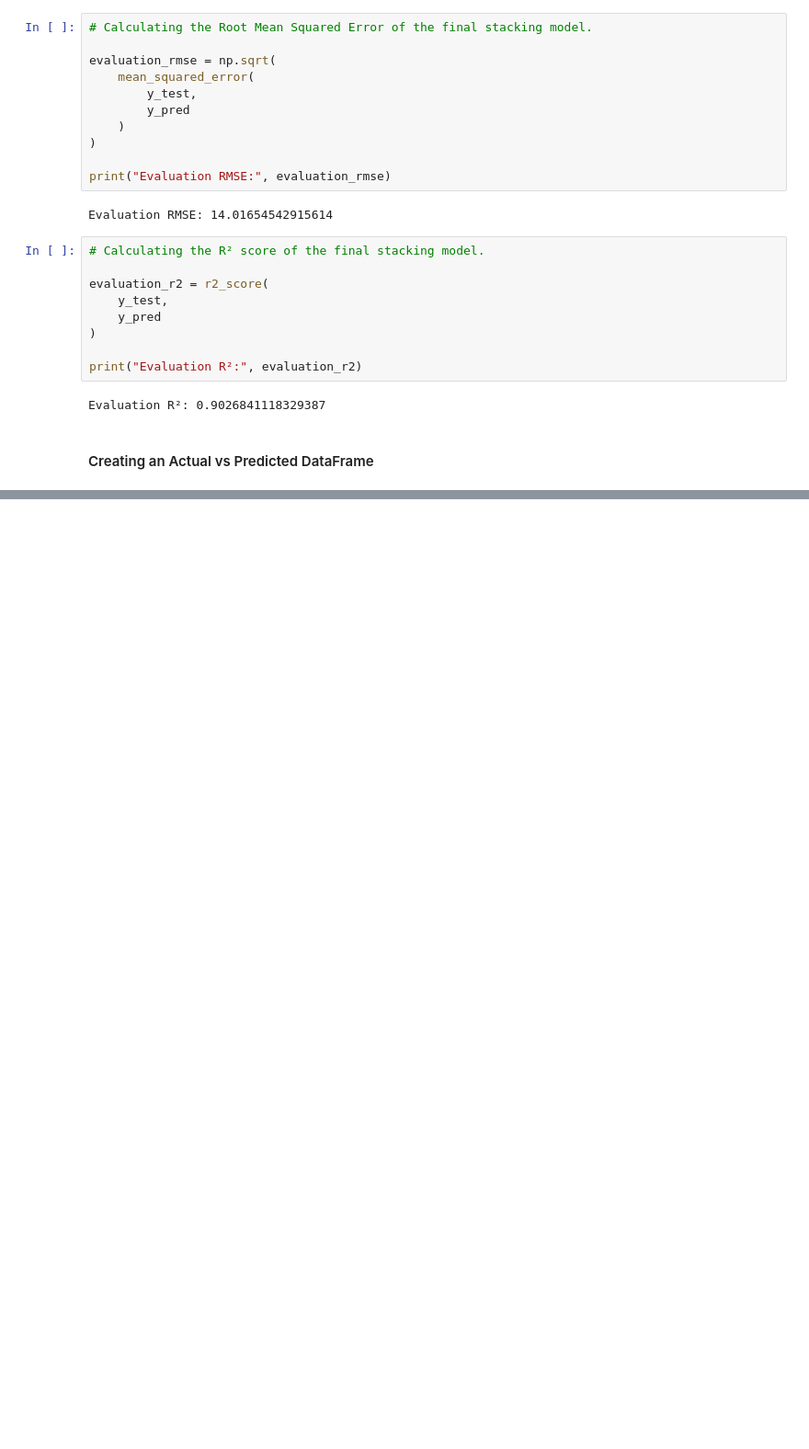
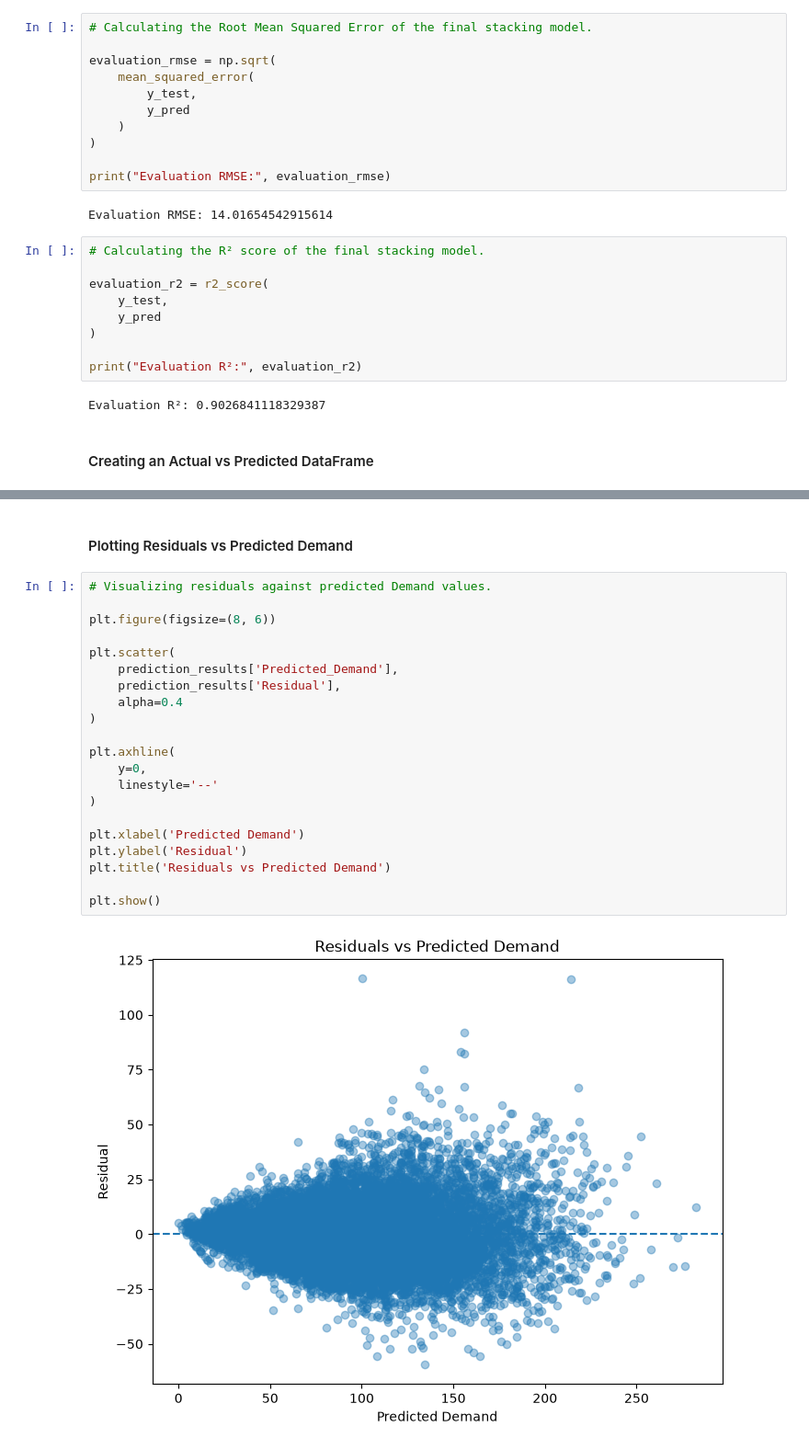
Before and after one commit to TejasMJ/retail-demand-intelligence, a Jupyter notebook: notebooks/06_model_evaluation.ipynb, the cells around one changed output, grey strips where cells are left out. Shown at 92% size. Drawn from its saved outputs; the diff is of its cells as text; blank space fills up the shorter version.

```diff
--- a/notebooks/06_model_evaluation.ipynb
+++ b/notebooks/06_model_evaluation.ipynb
@@ -408,0 +547,25 @@ Evaluation R²: 0.9026841118329387
+# %% [markdown]
+#### Plotting Residuals vs Predicted Demand
+# %%
+# Visualizing residuals against predicted Demand values.
+
+plt.figure(figsize=(8, 6))
+
+plt.scatter(
+    prediction_results['Predicted_Demand'],
+    prediction_results['Residual'],
+    alpha=0.4
+)
+
+plt.axhline(
+    y=0,
+    linestyle='--'
+)
+
+plt.xlabel('Predicted Demand')
+plt.ylabel('Residual')
+plt.title('Residuals vs Predicted Demand')
+
+plt.show()
+# %% [output]
+[figure, added]
```
Also changed, not shown: parts of 13 cells of this notebook.
